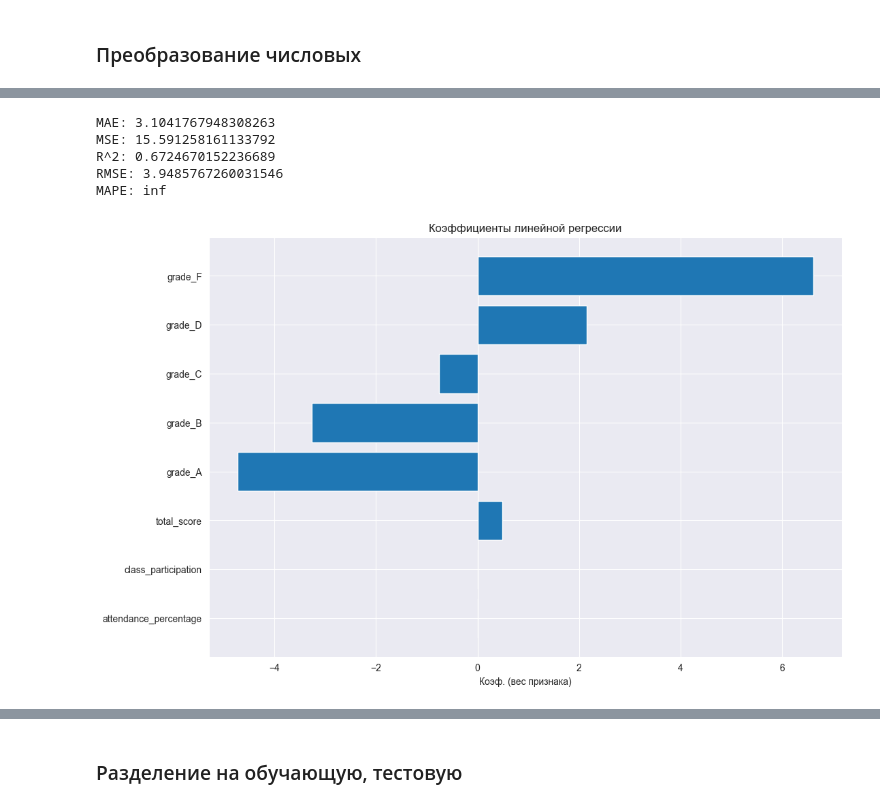
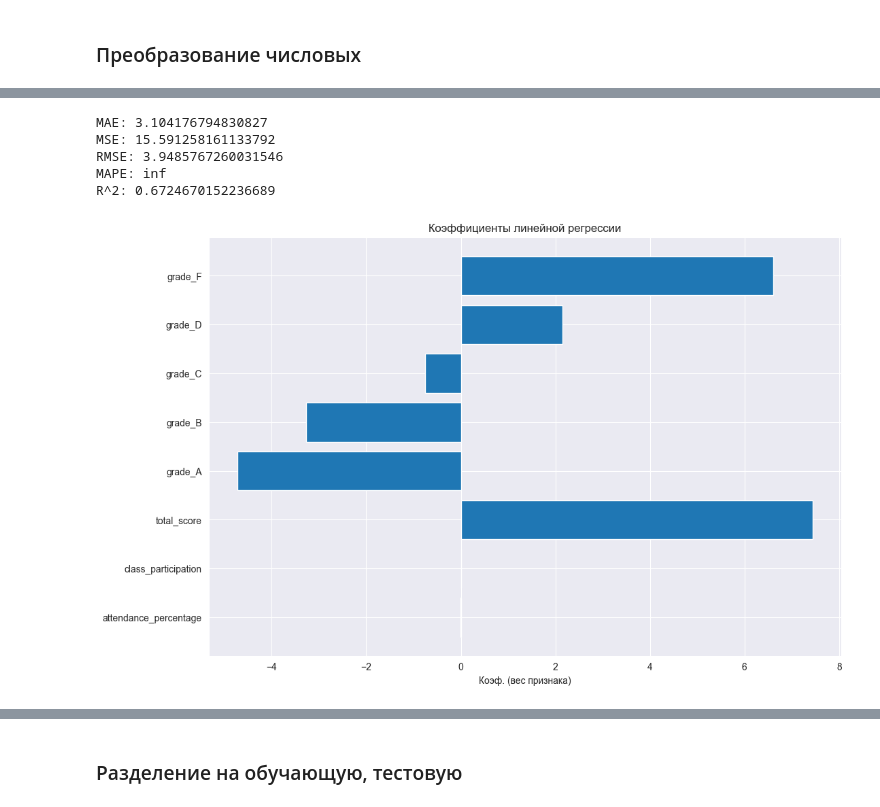
Before and after one commit to Qweeckusha/vvsu_mml, a Jupyter notebook: Домашнее_задание_2.ipynb, the cells around one changed output, grey strips where cells are left out. Cells and saved outputs as stored; diff of their text form; code cells hidden in the pictures.

Commit message:
all models done

```diff
--- a/Домашнее_задание_2.ipynb
+++ b/Домашнее_задание_2.ipynb
@@ -198,6 +199,7 @@ X
 from sklearn.preprocessing import StandardScaler
 
 scaler = StandardScaler()
-X_scaled = scaler.fit_transform(X[['attendance_percentage', 'class_participation', 'total_score']]) # попробовать избавиться от категориальных. То ест не засовывать такие признаки в стандартизацию
+num_cols = ['attendance_percentage', 'class_participation', 'total_score']
+X_scaled = pd.DataFrame(scaler.fit_transform(X[num_cols]), columns=num_cols, index=X.index) # попробовать избавиться от категориальных. То ест не засовывать такие признаки в стандартизацию
 X_scaled
 # %% [output]
@@ -212,0 +219,3 @@ array([[ 1.15543228, -1.11693968,  0.88227753],
+# %%
+X_normal = pd.concat([X_scaled, X_encoded], axis=1)
+X_normal.head(n=3)
@@ -216,47 +237,52 @@ from sklearn.linear_model import LinearRegression
 # model.coef_ - коэфициенты фич (каждый коэф относится по индексу к своей фиче)
 
 model1 = LinearRegression() # модель задачи 1
-model1.fit(X, y)
-y_pred = model1.predict(X)
+model1.fit(X_normal, y)
+y_pred = model1.predict(X_normal)
 # %%
 from sklearn.metrics import mean_squared_error, mean_absolute_error, r2_score
 import numpy as np
 
-# MAE - средняя абсолютная ошибка, вычисляется по формуле (|y_n-y_p_n|)/n, выдаёт количество баллов, чем меньше, тем лучше
-mae = mean_absolute_error(y, y_pred)
-print(f'MAE: {mae}')
+def all_metrics(y_true, y_pred):
+    # MAE - средняя абсолютная ошибка, вычисляется по формуле (|y_n-y_p_n|)/n, выдаёт количество баллов, чем меньше, тем лучше
+    mae = mean_absolute_error(y_true, y_pred)
 
-# MSE - средняя квадратичная ошибка, это как в MAE, но каждое число в числителе возводится в квадрат. В целом более жёсткая оценка, нежели MAE
-mse = mean_squared_error(y, y_pred)
-print(f'MSE: {mse}')
+    # MSE - средняя квадратичная ошибка, это как в MAE, но каждое число в числителе возводится в квадрат. В целом более жёсткая оценка, нежели MAE
+    mse = mean_squared_error(y_true, y_pred)
 
-# R^2 - коэффициент детерминации, оценка того, насколько модель просто лучше среднего, чем значение ближе к 1, тем лучше
-r2 = r2_score(y, y_pred)
-print(f'R^2: {r2}')
+    # R^2 - коэффициент детерминации, оценка того, насколько модель просто лучше среднего, чем значение ближе к 1, тем лучше
+    r2 = r2_score(y_true, y_pred)
 
-# RMSE - Root Mean Squared Error, корень от MSE, более чувствителен к выбросам, чем ближе к 0, тем лучше
-rmse = np.sqrt(mse)
-print(f'RMSE: {rmse}')
+    # RMSE - Root Mean Squared Error, корень от MSE, более чувствителен к выбросам, чем ближе к 0, тем лучше
+    rmse = np.sqrt(mse)
 
-# MAPE - Mean Absolute Percentage Error, похоже на MAE, но только в процентах и формула другая, чувствителен к 0
-mape = np.mean(np.abs(y - y_pred) / y)*100
-print(f'MAPE: {mape}')
+    # MAPE - Mean Absolute Percentage Error, похоже на MAE, но только в процентах и формула другая, чувствителен к 0
+    mape = np.mean(np.abs(y_true - y_pred) / y_true)*100
+
+    return [
+        f'MAE: {mae}',
+        f'MSE: {mse}',
+        f'RMSE: {rmse}',
+        f'MAPE: {mape}',
+        f'R^2: {r2}']
-# %% [output]
-MAE: 3.1041767948308263
-MSE: 15.591258161133792
-R^2: 0.6724670152236689
-RMSE: 3.9485767260031546
-MAPE: inf
+# %%
+for i in all_metrics(y, y_pred): print(i)
+# %% [output]
+MAE: 3.104176794830827
+MSE: 15.591258161133792
+RMSE: 3.9485767260031546
+MAPE: inf
+R^2: 0.6724670152236689
 # %%
 import matplotlib.pyplot as plt
 
-feature_names = X.columns
+feature_names = X_normal.columns
 coefs = model1.coef_
 
 plt.figure(figsize=(12, 8))
 plt.barh(feature_names, coefs)
 plt.xlabel('Коэф. (вес признака)')
 plt.title('Коэффициенты линейной регрессии')
 plt.show()
 # %% [output]
-[figure, old version]
+[figure, new version]
```
Also changed, not shown: parts of 28 cells of this notebook.
